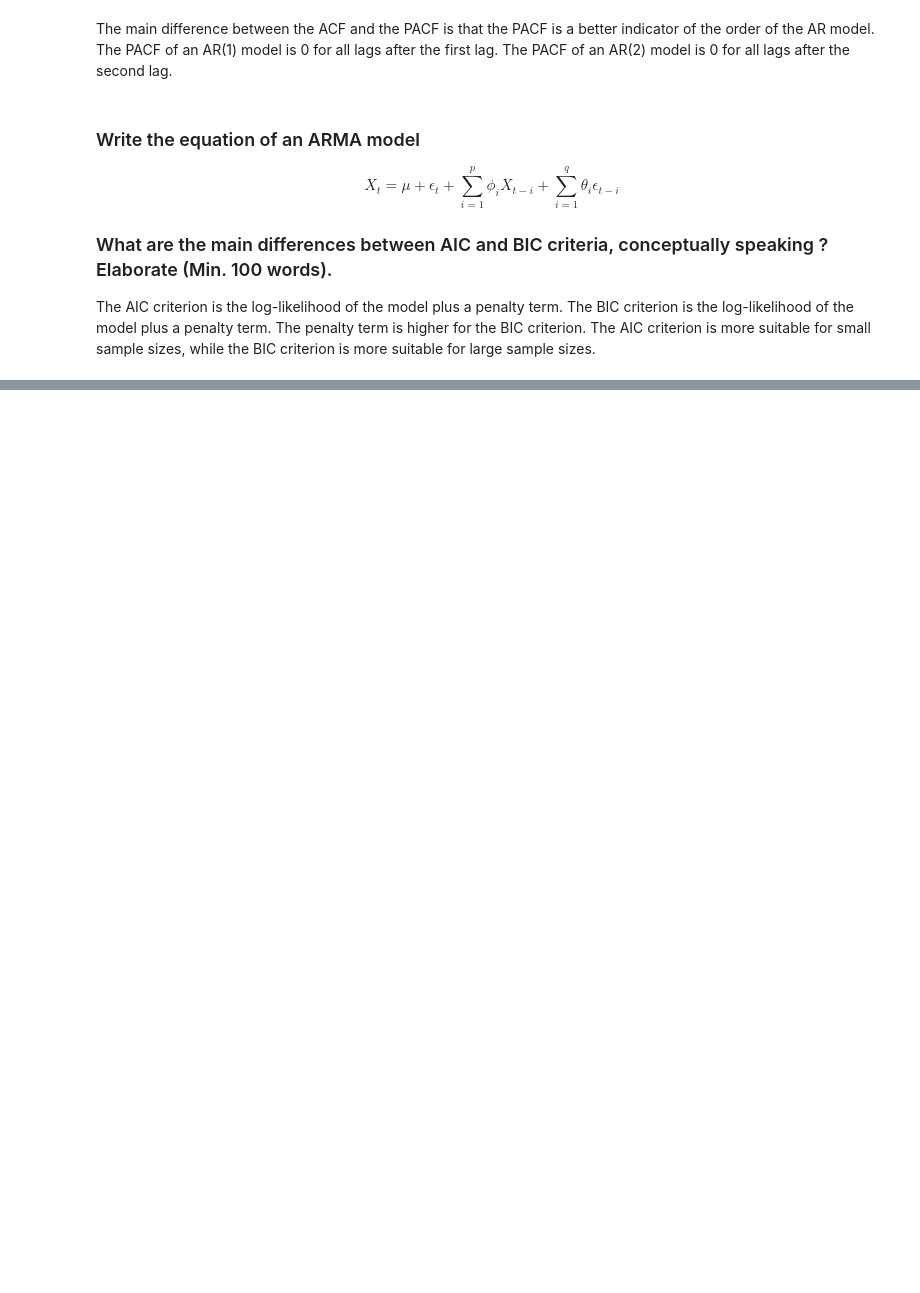
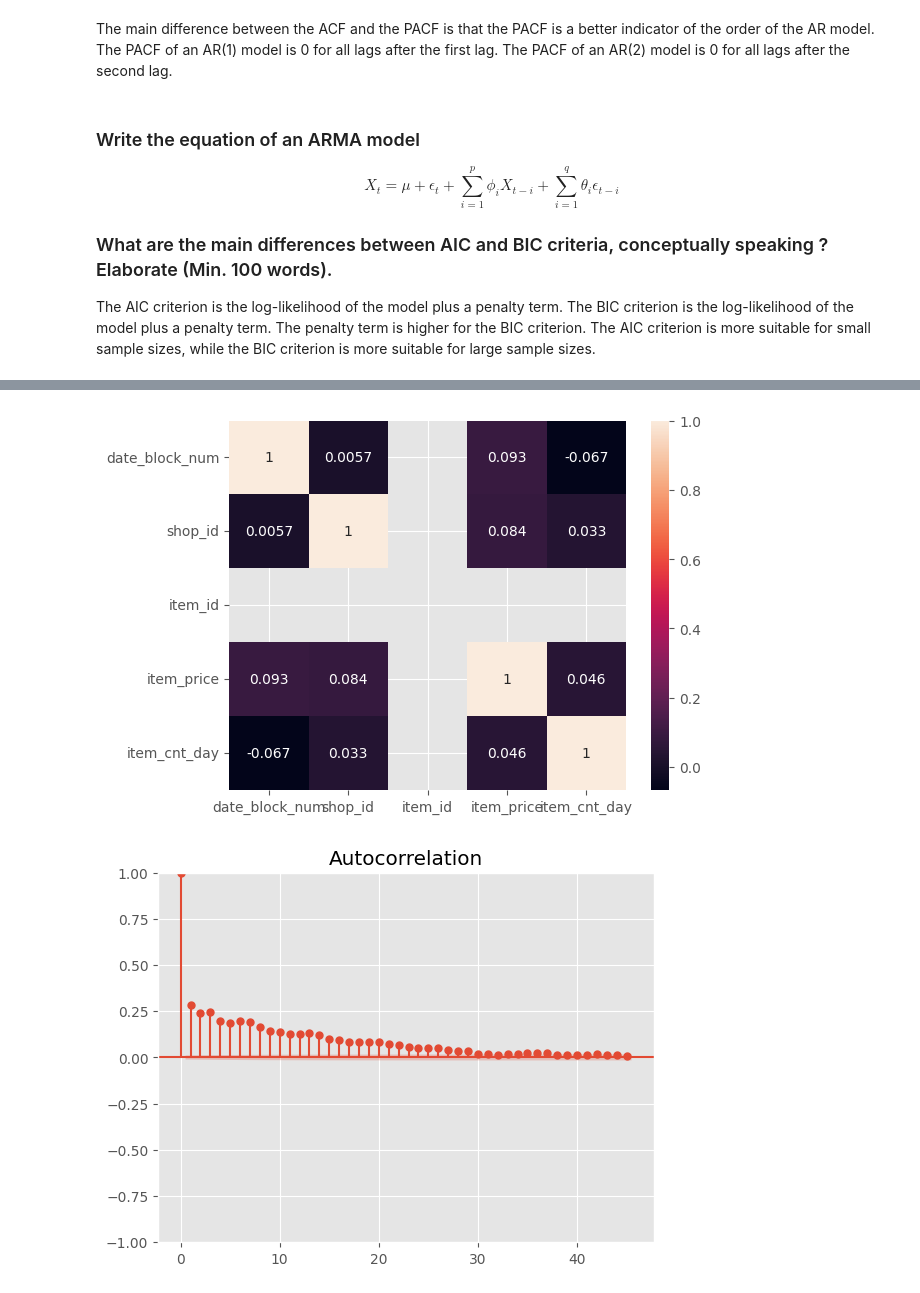
Before and after one commit to Zamanax/B4-Time-series, a Jupyter notebook: timeseries.ipynb, the cells around one changed output, grey strips where cells are left out. Saved outputs shown, nothing was run; the diff lists cells and outputs as text; code cells hidden in the pictures; blank space fills up the shorter version.

```diff
--- a/timeseries.ipynb
+++ b/timeseries.ipynb
@@ -182,0 +135,6 @@ The AIC criterion is the log-likelihood of the model plus a penalty term. The BI
+# %%
+# Read the kaggle dataset
+sales_train = pd.read_csv('Kaggle dataset/sales_train.csv')
+sales_train["date"] = pd.to_datetime(sales_train["date"], format="%d.%m.%Y")
+
+sales_train
@@ -182,0 +155,4 @@ The AIC criterion is the log-likelihood of the model plus a penalty term. The BI
+# %%
+# Choose item #20949 in sales_train
+sales_train_item20949 = sales_train[sales_train["item_id"] == 20949]
+sales_train_item20949
@@ -182,0 +210,10 @@ The AIC criterion is the log-likelihood of the model plus a penalty term. The BI
+# %%
+# use the cor function to look at the datasets, and then the acf function, with a lag 1.
+# Plot the acf with different logs to see what happens.
+sns.heatmap(sales_train_item20949.corr(), annot=True)
+sales_train_item20949["item_cnt_day"].plot()
+plt.show()
+plot_acf(sales_train_item20949["item_cnt_day"]).show()
+# %% [output]
+[figure, added]
+[figure, added]
```
Also changed, not shown: parts of 31 cells of this notebook, 7 other files.
